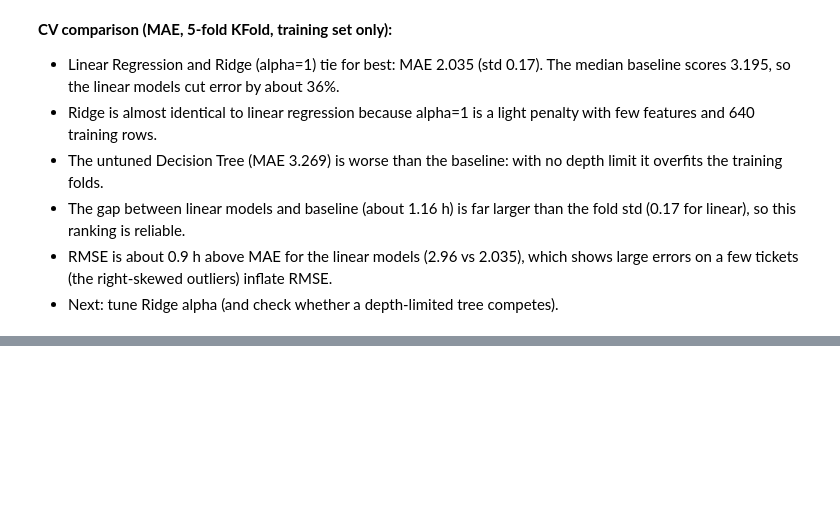
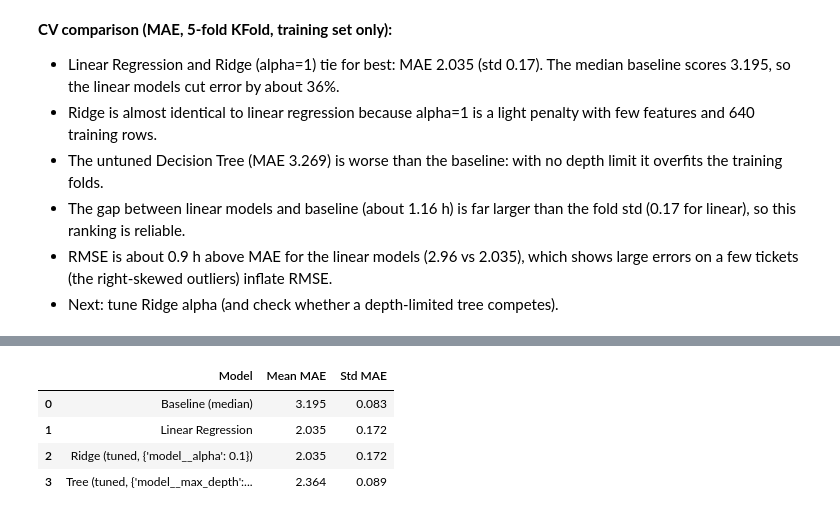
Before and after one commit to Ruhama-Beshada/Ticket-escalation-and-resolution-time-ml, a Jupyter notebook: ticket_analysis.ipynb, the cells around one changed output, grey strips where cells are left out. Cells and saved outputs as stored; diff of their text form; code cells hidden in the pictures; blank space fills up the shorter version.

```diff
--- a/ticket_analysis.ipynb
+++ b/ticket_analysis.ipynb
@@ -430,0 +486,18 @@ plt.show()
+# %%
+summary = pd.DataFrame([
+    {"Model": "Baseline (median)", "Mean MAE": 3.195, "Std MAE": 0.083},
+    {"Model": "Linear Regression", "Mean MAE": 2.035, "Std MAE": 0.172},
+    {"Model": f"Ridge (tuned, {ridge_grid.best_params_})",
+     "Mean MAE": -ridge_grid.best_score_,
+     "Std MAE": ridge_grid.cv_results_["std_test_score"][ridge_grid.best_index_]},
+    {"Model": f"Tree (tuned, {tree_grid.best_params_})",
+     "Mean MAE": -tree_grid.best_score_,
+     "Std MAE": tree_grid.cv_results_["std_test_score"][tree_grid.best_index_]},
+]).round(3)
+summary
+# %% [output]
+|  | Model | Mean MAE | Std MAE |
+| 0 | Baseline (median) | 3.195 | 0.083 |
+| 1 | Linear Regression | 2.035 | 0.172 |
+| 2 | Ridge (tuned, {'model__alpha': 0.1}) | 2.035 | 0.172 |
+| 3 | Tree (tuned, {'model__max_depth':... | 2.364 | 0.089 |
```
Also changed, not shown: parts of 5 cells of this notebook.
